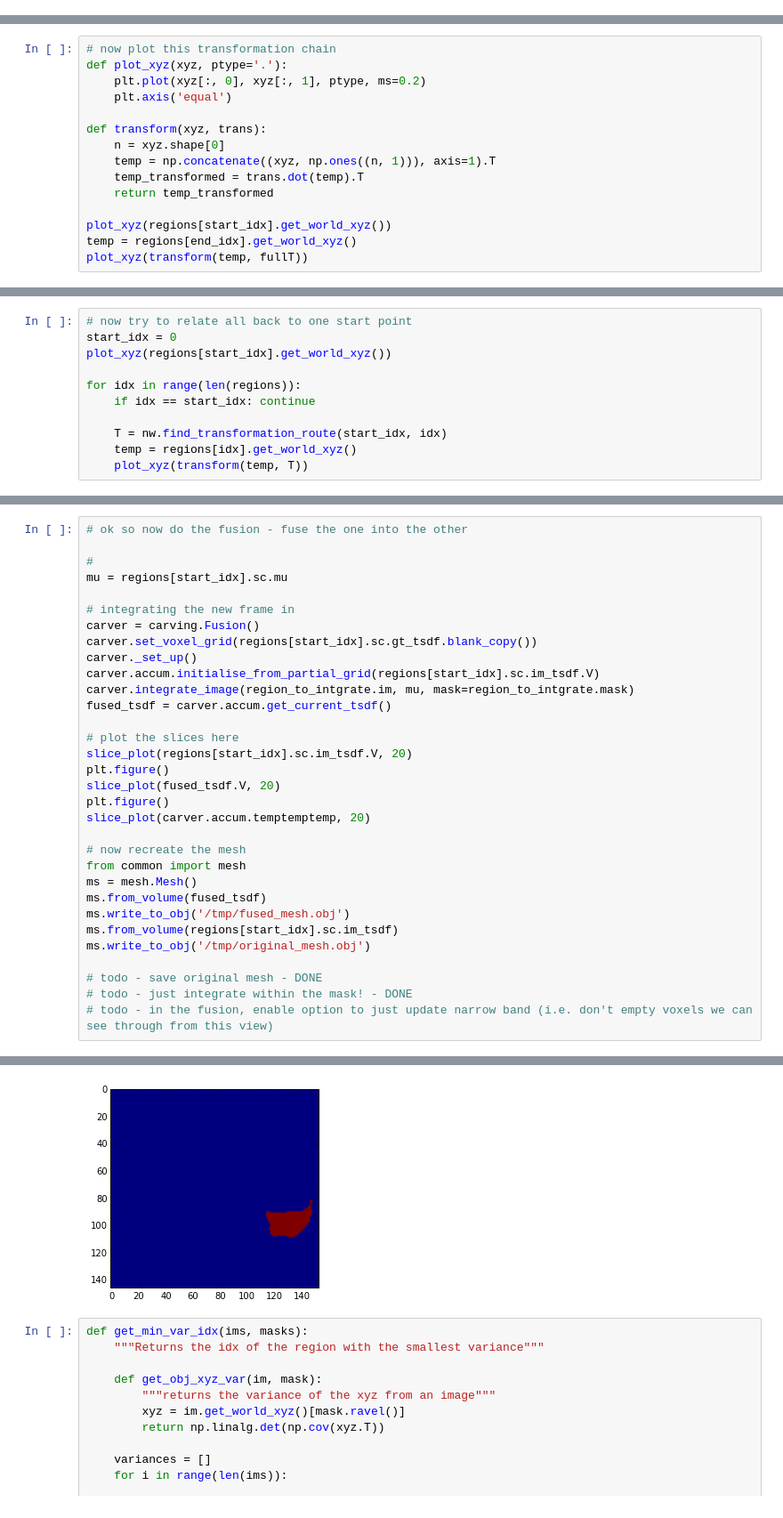
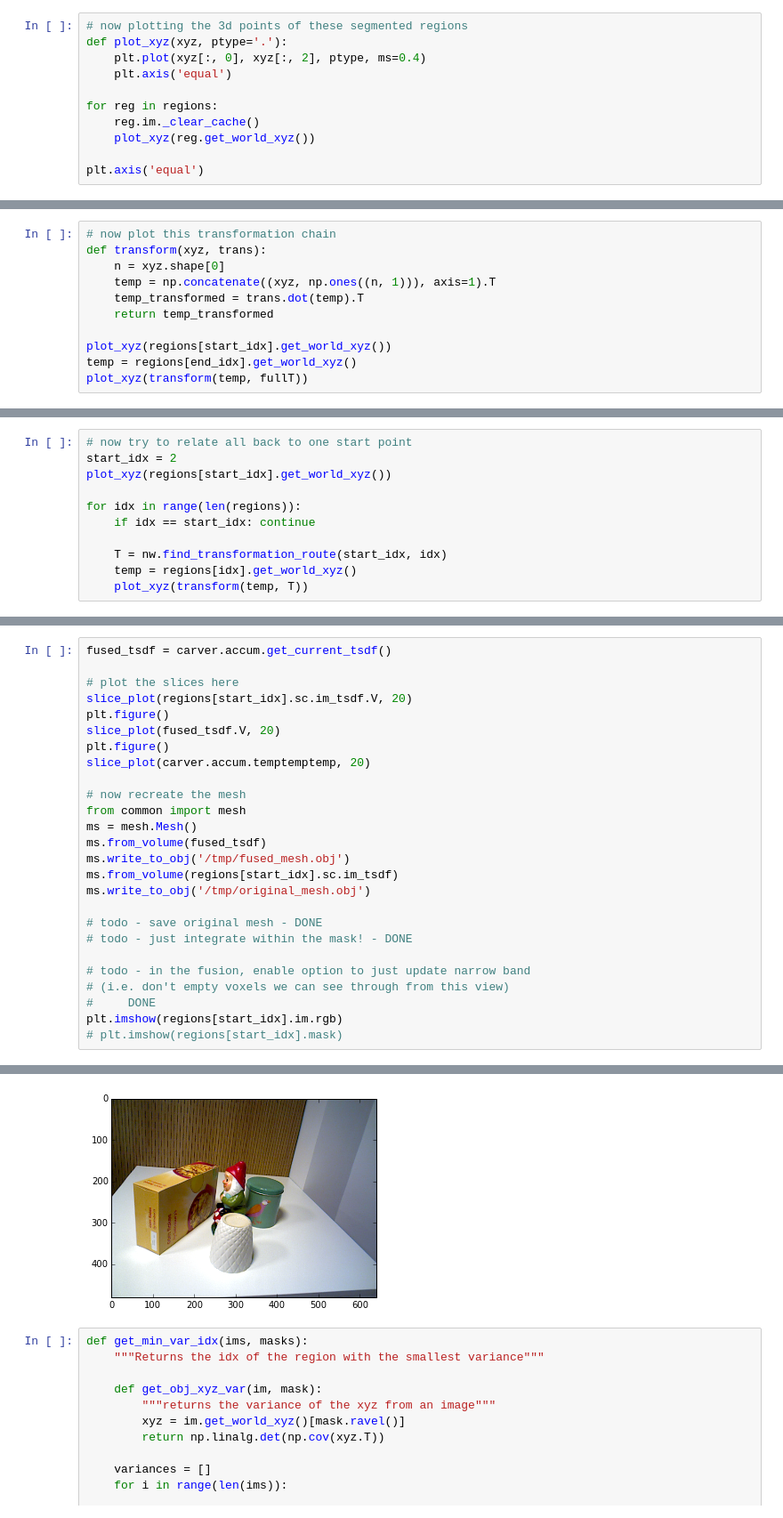
Before and after one commit to hero9968/voxlets, a Jupyter notebook: src/obj_discovery/ipynb/all_pairs_icp.ipynb, the cells around one changed output, grey strips where cells are left out. Shown at 89% size. Cells and saved outputs as stored; diff of their text form.

```diff
--- a/src/obj_discovery/ipynb/all_pairs_icp.ipynb
+++ b/src/obj_discovery/ipynb/all_pairs_icp.ipynb
@@ -41,0 +53,11 @@ io.imshow_subplot([r.get_cropped() for r in regions])
+# %%
+# now plotting the 3d points of these segmented regions
+def plot_xyz(xyz, ptype='.'):
+    plt.plot(xyz[:, 0], xyz[:, 2], ptype, ms=0.4)
+    plt.axis('equal')
+
+for reg in regions:
+    reg.im._clear_cache()
+    plot_xyz(reg.get_world_xyz())
+
+plt.axis('equal')
@@ -65,10 +96,6 @@ print fullT
  [ 0.          0.          0.          1.        ]]
 # %%
 # now plot this transformation chain
-def plot_xyz(xyz, ptype='.'):
-    plt.plot(xyz[:, 0], xyz[:, 1], ptype, ms=0.2)
-    plt.axis('equal')
-
 def transform(xyz, trans):
     n = xyz.shape[0]
     temp = np.concatenate((xyz, np.ones((n, 1))), axis=1).T
@@ -83,6 +110,6 @@ plot_xyz(transform(temp, fullT))
 # %%
 # now try to relate all back to one start point
-start_idx = 0
+start_idx = 2
 plot_xyz(regions[start_idx].get_world_xyz())
 
 for idx in range(len(regions)):
@@ -139,15 +185,4 @@ plot_xyz(region_xyz)
 # %%
-# ok so now do the fusion - fuse the one into the other
-
-#
-mu = regions[start_idx].sc.mu
-
-# integrating the new frame in
-carver = carving.Fusion()
-carver.set_voxel_grid(regions[start_idx].sc.gt_tsdf.blank_copy())
-carver._set_up()
-carver.accum.initialise_from_partial_grid(regions[start_idx].sc.im_tsdf.V)
-carver.integrate_image(region_to_intgrate.im, mu, mask=region_to_intgrate.mask)
 fused_tsdf = carver.accum.get_current_tsdf()
 
 # plot the slices here
@@ -167,5 +202,10 @@ ms.write_to_obj('/tmp/original_mesh.obj')
 
 # todo - save original mesh - DONE
 # todo - just integrate within the mask! - DONE
-# todo - in the fusion, enable option to just update narrow band (i.e. don't empty voxels we can see through from this view)
+
+# todo - in the fusion, enable option to just update narrow band
+# (i.e. don't empty voxels we can see through from this view)
+#     DONE
+plt.imshow(regions[start_idx].im.rgb)
+# plt.imshow(regions[start_idx].mask)
 # %% [output]
@@ -174,4 +215,4 @@ ms.write_to_obj('/tmp/original_mesh.obj')
-[figure, old version]
+[figure, new version]
 # %%
 def get_min_var_idx(ims, masks):
     """Returns the idx of the region with the smallest variance"""
```
Also changed, not shown: parts of 9 cells of this notebook, 1 other file.
